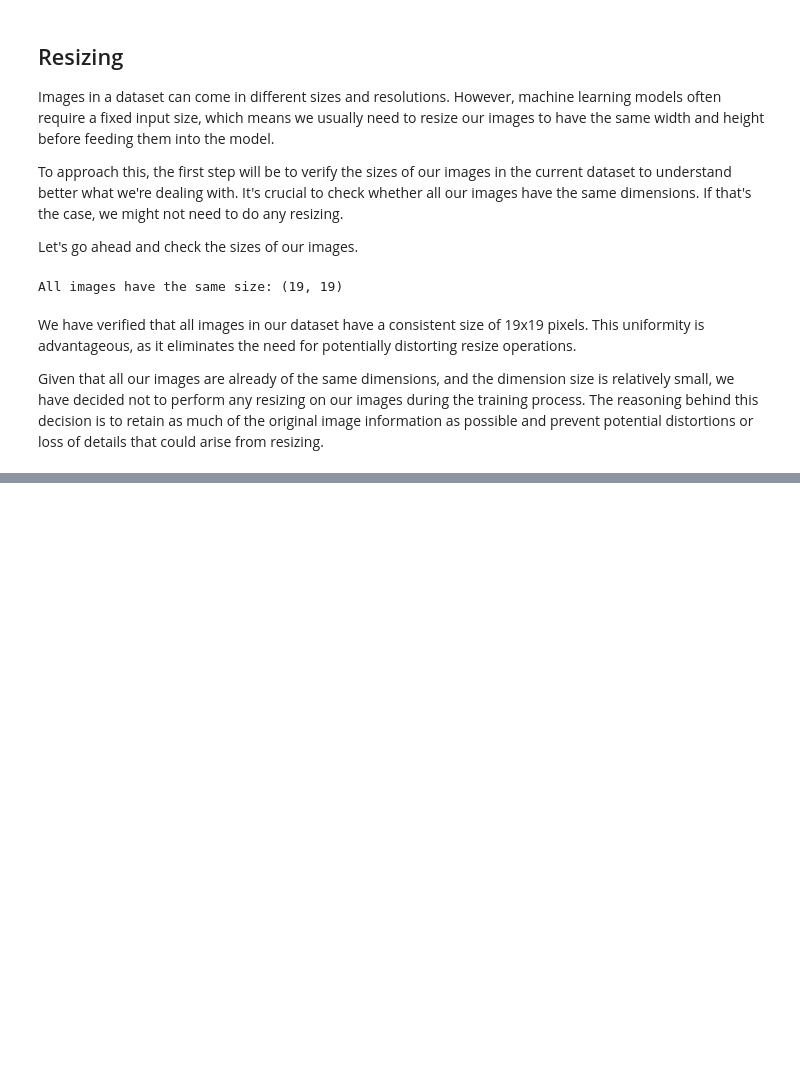
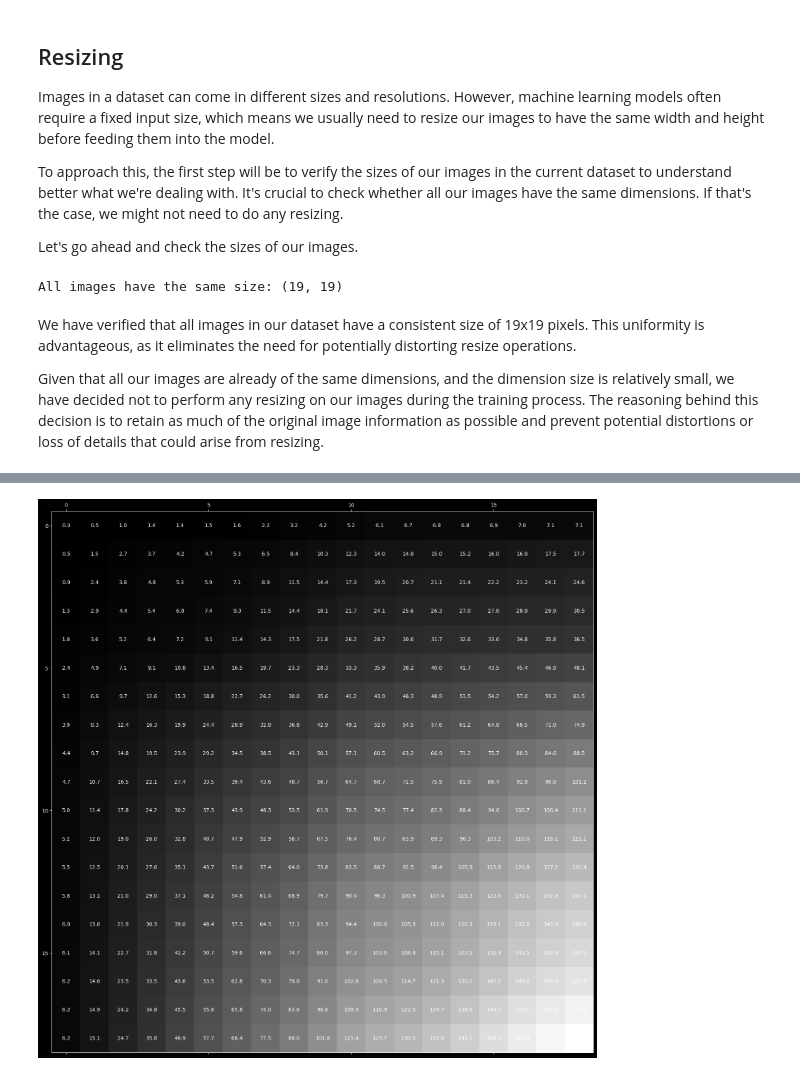
Before and after one commit to BRJoaquin/ml-ia-obligatorio, a Jupyter notebook: face_detector.ipynb, the cells around one changed output, grey strips where cells are left out. Saved outputs shown, nothing was run; the diff lists cells and outputs as text; code cells hidden in the pictures; blank space fills up the shorter version.

```diff
--- a/face_detector.ipynb
+++ b/face_detector.ipynb
@@ -306,0 +384,17 @@ Given that all our images are already of the same dimensions, and the dimension
+# %%
+ii = integral_image(image)
+
+fig, ax = plt.subplots(figsize=(image.shape[0], image.shape[1]))
+
+min_val, max_val = ii.min(), ii.max()
+
+ax.matshow(ii, cmap='gray')
+
+for i in range(image.shape[1]):
+    for j in range(image.shape[0]):
+        c = np.round(ii[j,i],1)
+        ax.text(i, j, str(c), va='center', ha='center', c='white')
+
+plt.show()
+# %% [output]
+[figure, added]
```
Also changed, not shown: parts of 42 cells of this notebook, 2 other files.
